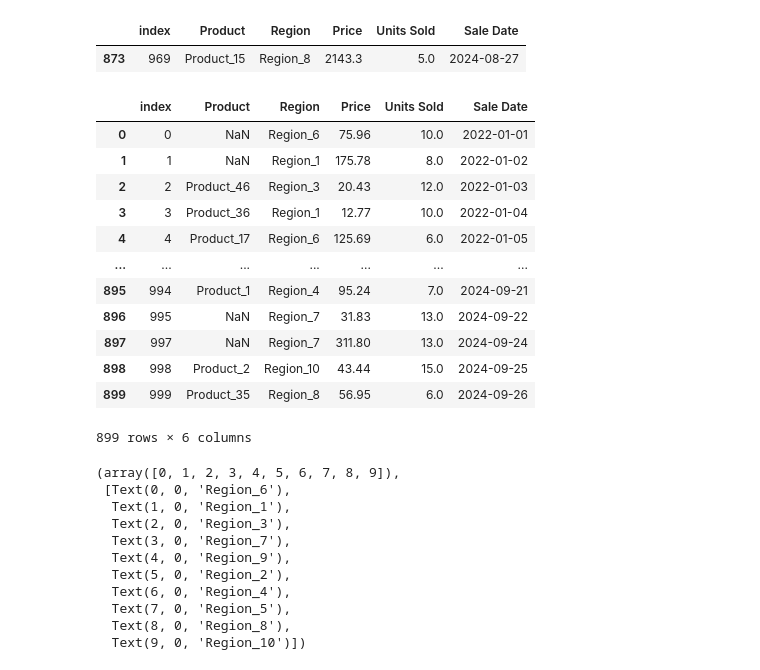
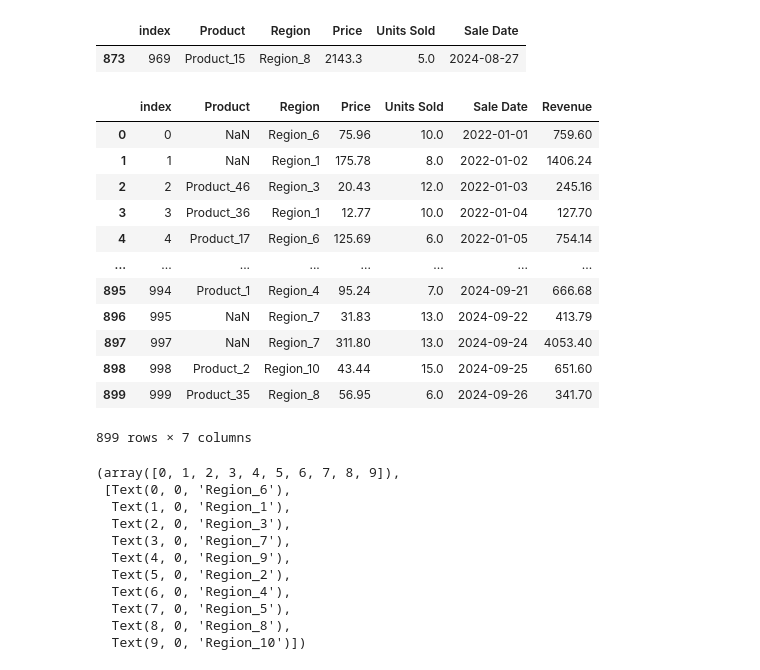
Before and after one commit to RandyLuChang/schulich_data_science, a Jupyter notebook: assignment1.ipynb, the cells around one changed output. Drawn from its saved outputs; the diff is of its cells as text; code cells hidden in the pictures.

```diff
--- a/assignment1.ipynb
+++ b/assignment1.ipynb
@@ -114,21 +114,22 @@ df[df['Price'] >= 1500]
 | 873 | 969 | Product_15 | Region_8 | 2143.3 | 5.0 | 2024-08-27 |
 # %%
 df.drop(873, inplace = True)
+df['Revenue'] = df['Price'] * df['Units Sold']
 df
 # %% [output]
-|  | index | Product | Region | Price | Units Sold | Sale Date |
-| 0 | 0 | NaN | Region_6 | 75.96 | 10.0 | 2022-01-01 |
-| 1 | 1 | NaN | Region_1 | 175.78 | 8.0 | 2022-01-02 |
-| 2 | 2 | Product_46 | Region_3 | 20.43 | 12.0 | 2022-01-03 |
-| 3 | 3 | Product_36 | Region_1 | 12.77 | 10.0 | 2022-01-04 |
-| 4 | 4 | Product_17 | Region_6 | 125.69 | 6.0 | 2022-01-05 |
-| ... | ... | ... | ... | ... | ... | ... |
-| 895 | 994 | Product_1 | Region_4 | 95.24 | 7.0 | 2024-09-21 |
-| 896 | 995 | NaN | Region_7 | 31.83 | 13.0 | 2024-09-22 |
-| 897 | 997 | NaN | Region_7 | 311.80 | 13.0 | 2024-09-24 |
-| 898 | 998 | Product_2 | Region_10 | 43.44 | 15.0 | 2024-09-25 |
-| 899 | 999 | Product_35 | Region_8 | 56.95 | 6.0 | 2024-09-26 |
+|  | index | Product | Region | Price | Units Sold | Sale Date | Revenue |
+| 0 | 0 | NaN | Region_6 | 75.96 | 10.0 | 2022-01-01 | 759.60 |
+| 1 | 1 | NaN | Region_1 | 175.78 | 8.0 | 2022-01-02 | 1406.24 |
+| 2 | 2 | Product_46 | Region_3 | 20.43 | 12.0 | 2022-01-03 | 245.16 |
+| 3 | 3 | Product_36 | Region_1 | 12.77 | 10.0 | 2022-01-04 | 127.70 |
+| 4 | 4 | Product_17 | Region_6 | 125.69 | 6.0 | 2022-01-05 | 754.14 |
+| ... | ... | ... | ... | ... | ... | ... | ... |
+| 895 | 994 | Product_1 | Region_4 | 95.24 | 7.0 | 2024-09-21 | 666.68 |
+| 896 | 995 | NaN | Region_7 | 31.83 | 13.0 | 2024-09-22 | 413.79 |
+| 897 | 997 | NaN | Region_7 | 311.80 | 13.0 | 2024-09-24 | 4053.40 |
+| 898 | 998 | Product_2 | Region_10 | 43.44 | 15.0 | 2024-09-25 | 651.60 |
+| 899 | 999 | Product_35 | Region_8 | 56.95 | 6.0 | 2024-09-26 | 341.70 |
-899 rows × 6 columns
+899 rows × 7 columns
 # %%
 sns.boxplot(data = df, x = 'Region', y = 'Price' )
 plt.xticks(rotation = 45)
```
Also changed, not shown: parts of 4 cells of this notebook.
